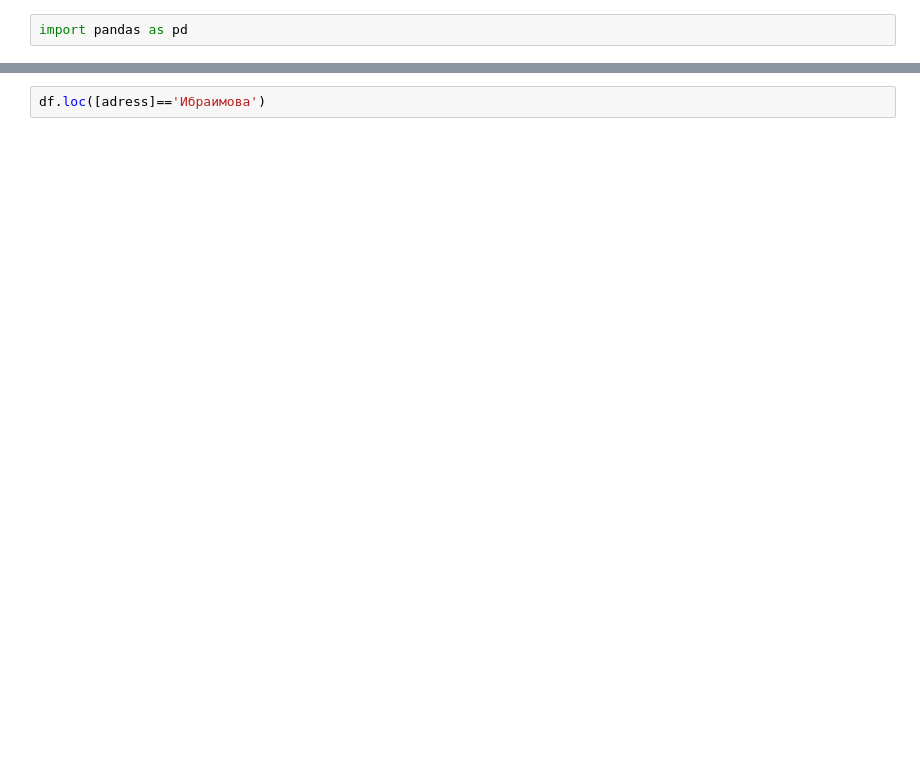
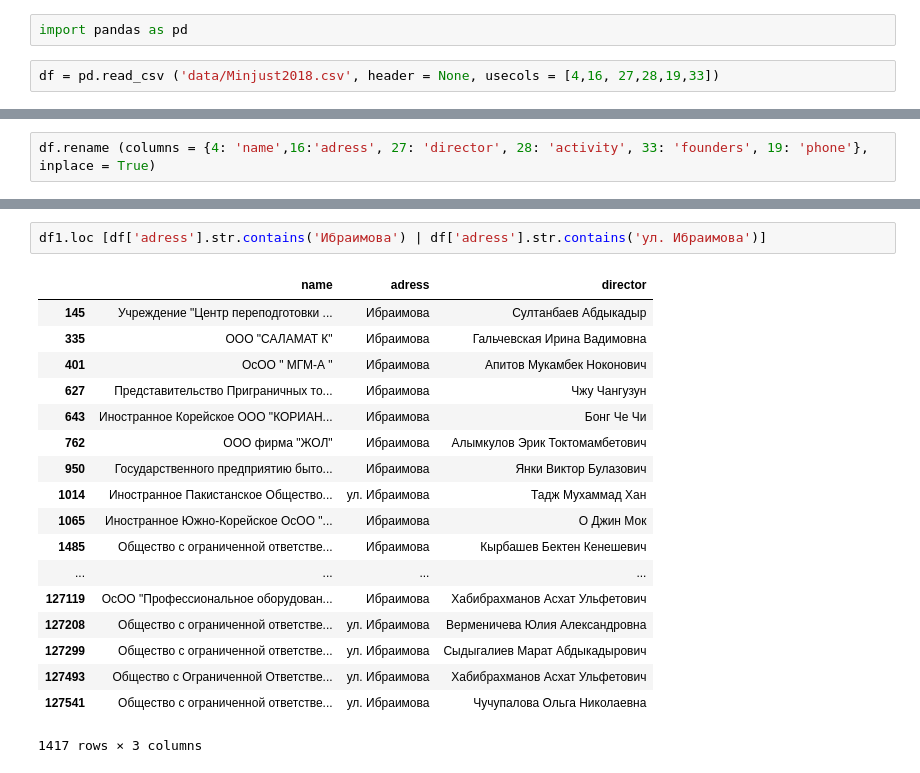
Before and after one commit to Rolikasi/data-analysis-examples, a Jupyter notebook: df_Homework.ipynb, the cells around one changed output, grey strips where cells are left out. Cells and saved outputs as stored; diff of their text form; blank space fills up the shorter version.

```diff
--- a/df_Homework.ipynb
+++ b/df_Homework.ipynb
@@ -1,2 +1,4 @@
 # %%
 import pandas as pd
+# %%
+df = pd.read_csv ('data/Minjust2018.csv', header = None, usecols = [4,16, 27,28,19,33])
@@ -2,0 +7,2 @@ import pandas as pd
+# %%
+df.rename (columns = {4: 'name',16:'adress', 27: 'director', 28: 'activity', 33: 'founders', 19: 'phone'}, inplace = True)
@@ -28,3 +133,22 @@ df.rename(columns = {27: 'adress'})
 127618 rows × 3 columns
-# %%
-df.loc([adress]=='Ибраимова')
+# %%
+df1.loc [df['adress'].str.contains('Ибраимова') | df['adress'].str.contains('ул. Ибраимова')]
+# %% [output]
+|  | name | adress | director |
+| 145 | Учреждение "Центр переподготовки ... | Ибраимова | Султанбаев Абдыкадыр |
+| 335 | ООО "САЛАМАТ К" | Ибраимова | Гальчевская Ирина Вадимовна |
+| 401 | ОсОО " МГМ-А " | Ибраимова | Апитов Мукамбек Ноконович |
+| 627 | Представительство Приграничных то... | Ибраимова | Чжу Чангузун |
+| 643 | Иностранное Корейское ООО "КОРИАН... | Ибраимова | Бонг Че Чи |
+| 762 | ООО фирма "ЖОЛ" | Ибраимова | Алымкулов Эрик Токтомамбетович |
+| 950 | Государственного предприятию быто... | Ибраимова | Янки Виктор Булазович |
+| 1014 | Иностранное Пакистанское Общество... | ул. Ибраимова | Тадж Мухаммад Хан |
+| 1065 | Иностранное Южно-Корейское ОсОО "... | Ибраимова | О Джин Мок |
+| 1485 | Общество с ограниченной ответстве... | Ибраимова | Кырбашев Бектен Кенешевич |
+| ... | ... | ... | ... |
+| 127119 | ОсОО "Профессиональное оборудован... | Ибраимова | Хабибрахманов Асхат Ульфетович |
+| 127208 | Общество с ограниченной ответстве... | ул. Ибраимова | Верменичева Юлия Александровна |
+| 127299 | Общество с ограниченной ответстве... | ул. Ибраимова | Сыдыгалиев Марат Абдыкадырович |
+| 127493 | Общество с Ограниченной Ответстве... | ул. Ибраимова | Хабибрахманов Асхат Ульфетович |
+| 127541 | Общество с ограниченной ответстве... | ул. Ибраимова | Чучупалова Ольга Николаевна |
+1417 rows × 3 columns
```
Also changed, not shown: parts of 15 cells of this notebook.
